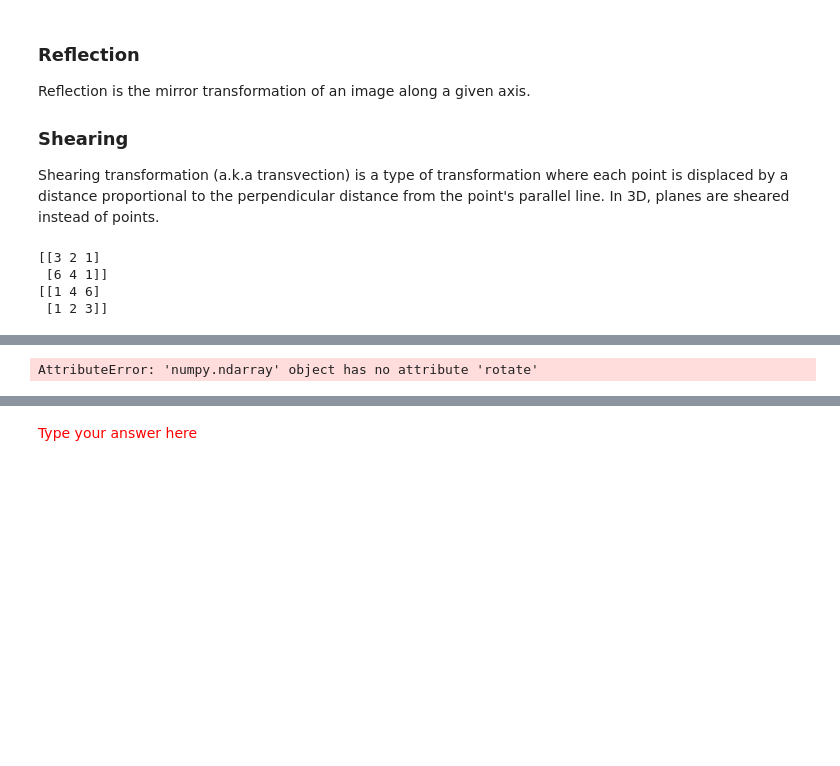
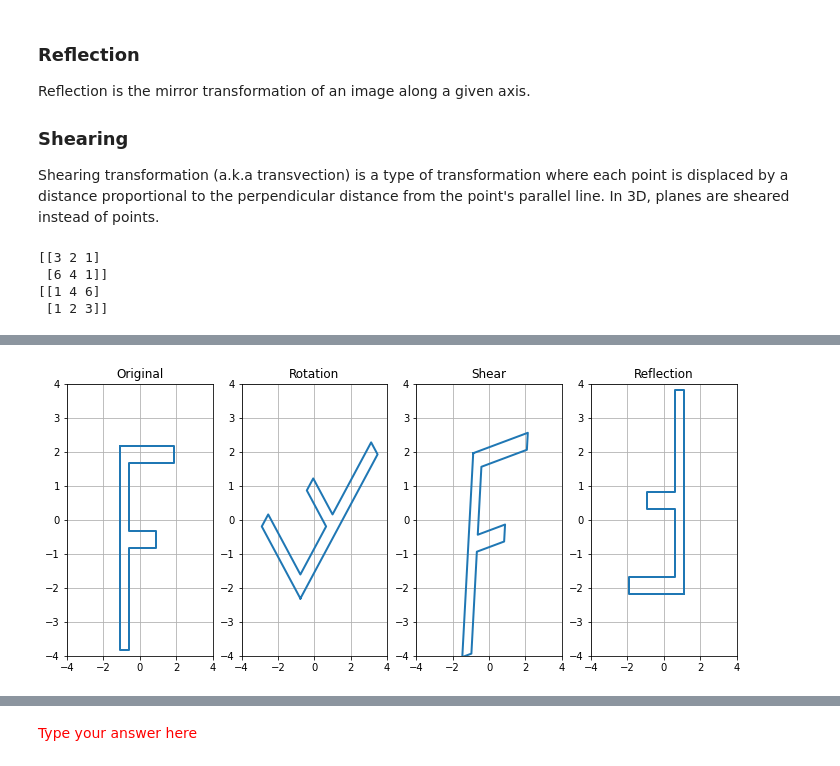
Before and after one commit to Robin888888888/8dc00-mia, a Jupyter notebook: reader/1.1_Geometrical_transformations.ipynb, the cells around one changed output, grey strips where cells are left out. Cells and saved outputs as stored; diff of their text form; code cells hidden in the pictures; blank space fills up the shorter version.

```diff
--- a/reader/1.1_Geometrical_transformations.ipynb
+++ b/reader/1.1_Geometrical_transformations.ipynb
@@ -453,13 +453,9 @@ Implement functions that return transformation matrices for 2D rotation, shear a
 # %%
 %matplotlib inline
 from registration_tests import transforms_test
-from registration import rotate
-X=util.test_object(1)
-X.rotate(200)
-
-X.transforms_test()
+transforms_test()
 # %% [output]
-AttributeError: 'numpy.ndarray' object has no attribute 'rotate'
+[figure, added]
 # %% [markdown]
 <div style="float:right;margin:-5px 5px"><img src="../reader/assets/question_ico.png" width="42" height="42"></div>
 
```
Also changed, not shown: parts of 5 cells of this notebook, 9 other files.
